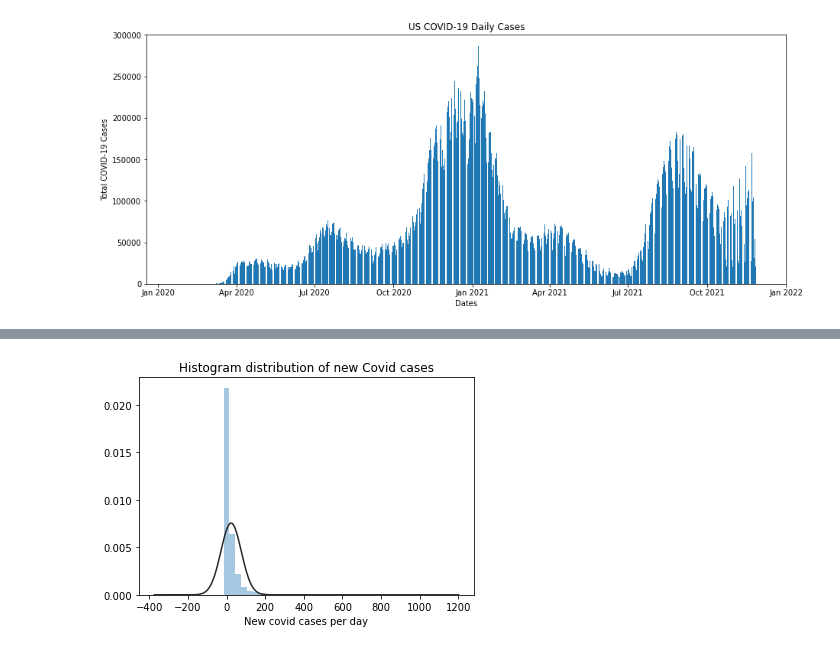
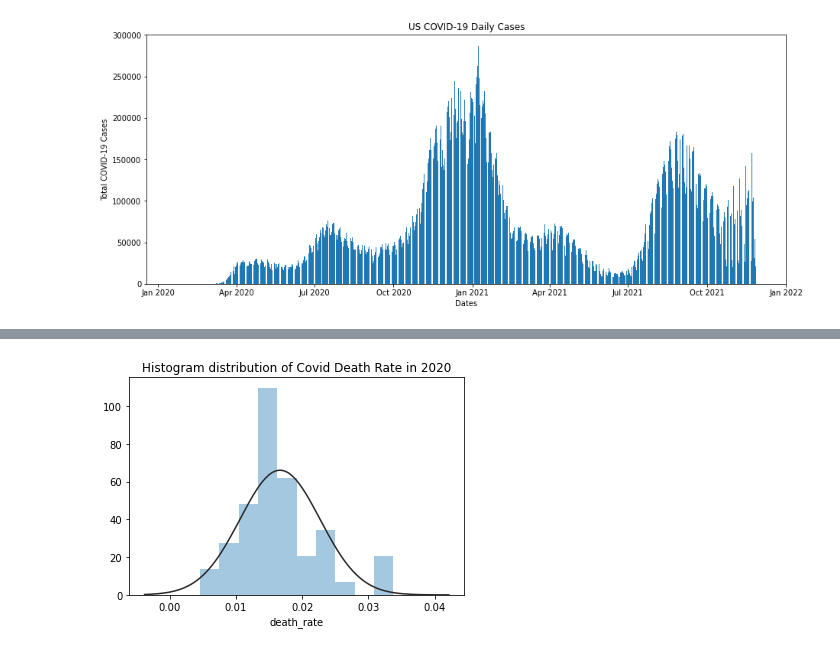
Before and after one commit to milanix13/project41, a Jupyter notebook: Hypothesis_Test.ipynb, the cells around one changed output, grey strips where cells are left out. Drawn from its saved outputs; the diff is of its cells as text; code cells hidden in the pictures.

```diff
--- a/Hypothesis_Test.ipynb
+++ b/Hypothesis_Test.ipynb
@@ -333,0 +363,10 @@ df_us_covid_avgcases.head()
+# %%
+# Apply adjusment to US Average Cases per State dataframe
+for i, r in df_us_covid_avgdeath.iterrows():
+    pop_per_100k = df_us_state_pop[df_us_state_pop['state'] == df_us_covid_avgdeath.at[i, 'state']].iloc[0].at['population_per_100k']
+    df_us_covid_avgdeath.at[i, 'death_avg_per_day_adjusted'] = df_us_covid_avgdeath.at[i, 'death_avg_per_day'] / pop_per_100k
+
+# Sort the dataframe using the adjusted average
+df_us_covid_avgdeath.sort_values(by = 'death_avg_per_day_adjusted', inplace = True)
+
+df_us_covid_avgdeath.head(10)
@@ -333,0 +453,5 @@ df_us_covid_avgcases.head()
+# %%
+# create histogram for death rate in year 2020
+df_us_states_year_2020 = df_us_states_year[df_us_states_year['year'] == 2020]
+
+df_us_states_year_2020.hist(column='death_rate', bins = 10)
@@ -334,22 +461,8 @@ df_us_covid_avgcases.head()
 # %%
-#import required libraries
-from scipy.stats import normaltest
-import scipy.stats as stats
-import matplotlib.pyplot as plt
-import seaborn as sns
-import warnings
-
-# Filter warnings out
-warnings.filterwarnings('ignore')
-
-# Allow matplot plots in jupiter
-%matplotlib inline
-
 # we set kde to false because by default it uses the kde
-sns.distplot(df4['new_death'], fit=stats.norm, kde=False)
+sns.distplot(df_us_states_year_2020['death_rate'], fit=stats.norm, kde=False)
 # add title, xlabel to the plot
-plt.title('Histogram distribution of new Covid cases')
-plt.xlabel('New covid cases per day')
+plt.title('Histogram distribution of Covid Death Rate in 2020')
 plt.show()
 # %% [output]
-[figure, old version]
+[figure, new version]
```
Also changed, not shown: parts of 18 cells of this notebook.
